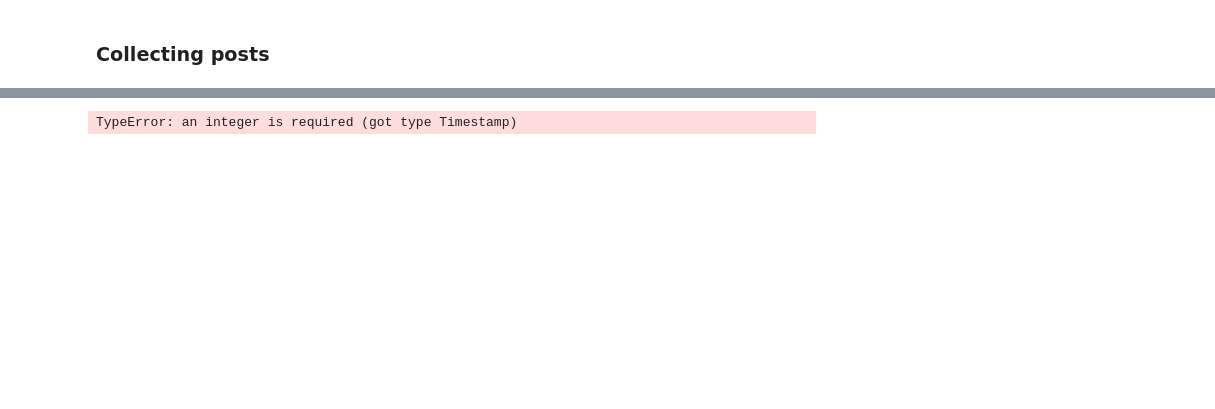
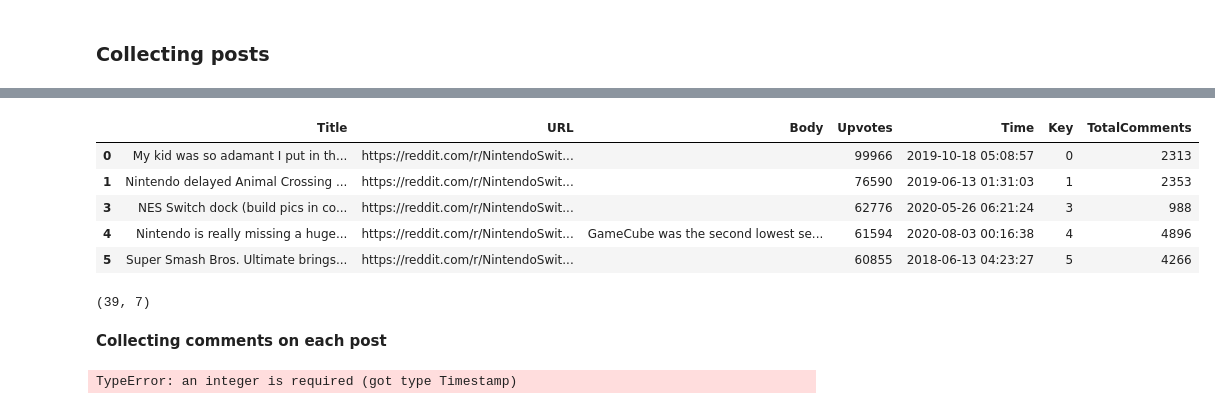
Before and after one commit to micoooo/Sentiment-Analysis, a Jupyter notebook: preparation.ipynb, the cells around one changed output, grey strips where cells are left out. Saved outputs shown, nothing was run; the diff lists cells and outputs as text; code cells hidden in the pictures; blank space fills up the shorter version.

```diff
--- a/preparation.ipynb
+++ b/preparation.ipynb
@@ -36,3 +38,19 @@ Collecting the comments
+# %%
+posts = posts.drop(posts.index[2])
+posts.head()
+# %% [output]
+|  | Title | URL | Body | Upvotes | Time | Key | TotalComments |
+| 0 | My kid was so adamant I put in th... | https://reddit.com/r/NintendoSwit... |  | 99966 | 2019-10-18 05:08:57 | 0 | 2313 |
+| 1 | Nintendo delayed Animal Crossing ... | https://reddit.com/r/NintendoSwit... |  | 76590 | 2019-06-13 01:31:03 | 1 | 2353 |
+| 3 | NES Switch dock (build pics in co... | https://reddit.com/r/NintendoSwit... |  | 62776 | 2020-05-26 06:21:24 | 3 | 988 |
+| 4 | Nintendo is really missing a huge... | https://reddit.com/r/NintendoSwit... | GameCube was the second lowest se... | 61594 | 2020-08-03 00:16:38 | 4 | 4896 |
+| 5 | Super Smash Bros. Ultimate brings... | https://reddit.com/r/NintendoSwit... |  | 60855 | 2018-06-13 04:23:27 | 5 | 4266 |
+# %%
+posts.shape
+# %% [output]
+(39, 7)
+# %% [markdown]
+**Collecting comments on each post**
 # %%
 def collect_replies(key, url):
     '''
```
Also changed, not shown: parts of 8 cells of this notebook, 1 other file.
